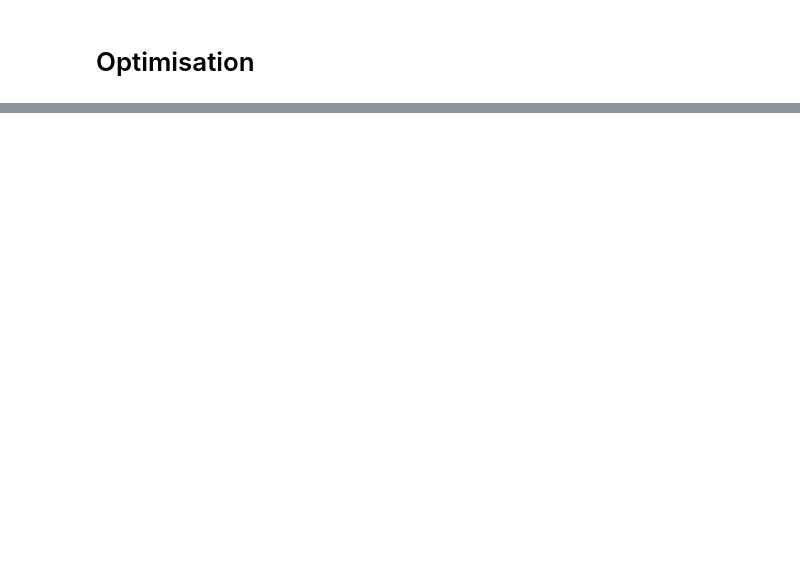
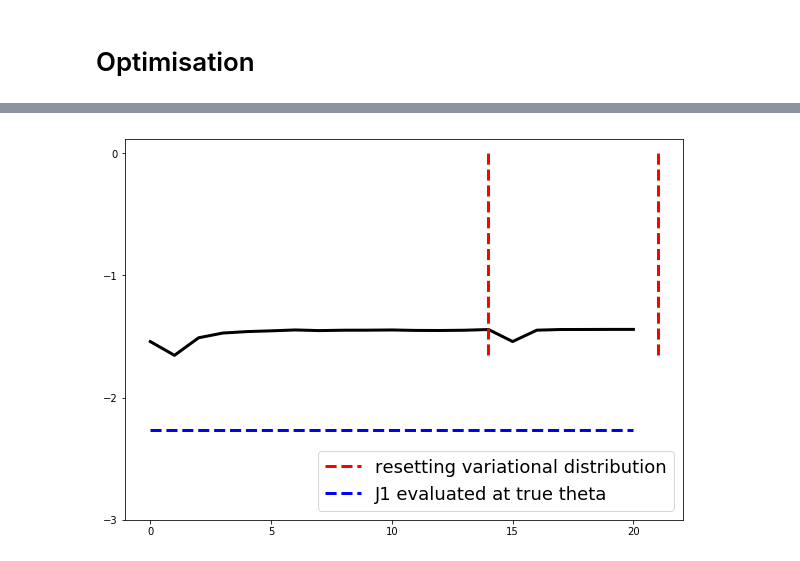
Before and after one commit to benrhodes26/VNCE, a Jupyter notebook: proposal/code/notebooks/rbm-large-with-exact-posterior.ipynb, the cells around one changed output, grey strips where cells are left out. Cells and saved outputs as stored; diff of their text form; code cells hidden in the pictures; blank space fills up the shorter version.

```diff
--- a/proposal/code/notebooks/rbm-large-with-exact-posterior.ipynb
+++ b/proposal/code/notebooks/rbm-large-with-exact-posterior.ipynb
@@ -319,0 +143,13 @@ average log probability of P_data x-marginal on model data: -6.633995112287161
+# %%
+%%time
+if optimise_scaling_param_separately:
+    thetas_after_EM_step, J1s, J1_grads = optimiser.fit_using_analytic_q(other_param_inds,
+                                                                     X,
+                                                                     theta0=model.theta,
+                                                                      disp=True,
+                                                                     stop_threshold=stop_threshold,
+                                                                     max_num_em_steps=max_num_em_steps,
+                                                                     gtol=gtol,
+                                                                     ftol=ftol,
+                                                                     plot=False)
+    latent_nce_estimate = model.theta
@@ -319,0 +159,13 @@ average log probability of P_data x-marginal on model data: -6.633995112287161
+# %%
+%%time
+if not optimise_scaling_param_separately:
+    thetas_after_EM_step, J1s, J1_grads = optimiser.fit_using_analytic_q(all_inds,
+                                                                         X,
+                                                                         theta0=theta0.reshape(-1),
+                                                                          disp=True,
+                                                                         stop_threshold=stop_threshold,
+                                                                         max_num_em_steps=max_num_em_steps,
+                                                                         gtol=gtol,
+                                                                         ftol=ftol,
+                                                                         plot=False)
+    latent_nce_estimate = model.theta
@@ -319,0 +175,4 @@ average log probability of P_data x-marginal on model data: -6.633995112287161
+# %%
+fig, ax = optimiser.plot_loss_curve(J1s, true_theta = true_W.reshape(-1), X=X)
+# %% [output]
+[figure, added]
```
Also changed, not shown: parts of 87 cells of this notebook, 5 other files.
